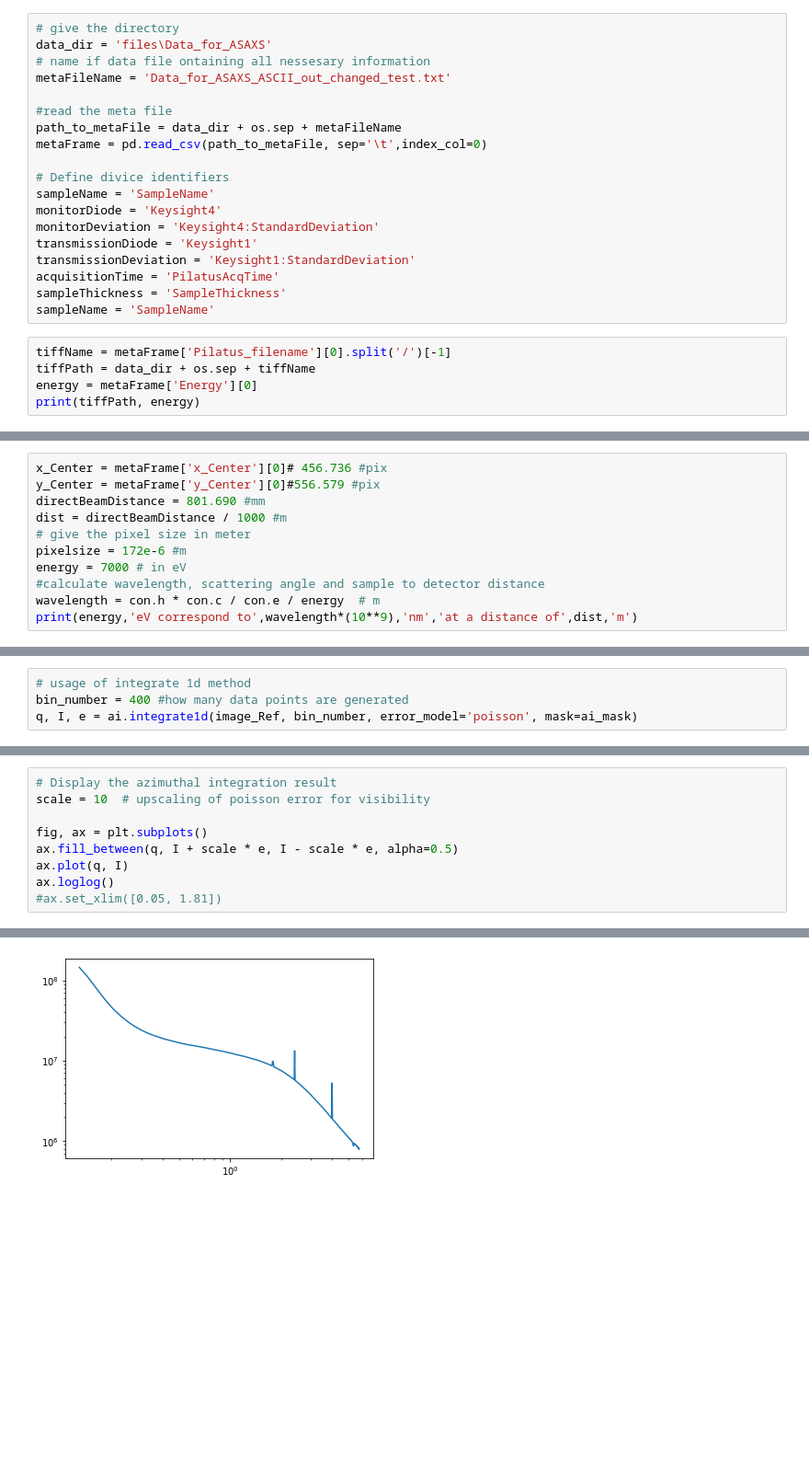
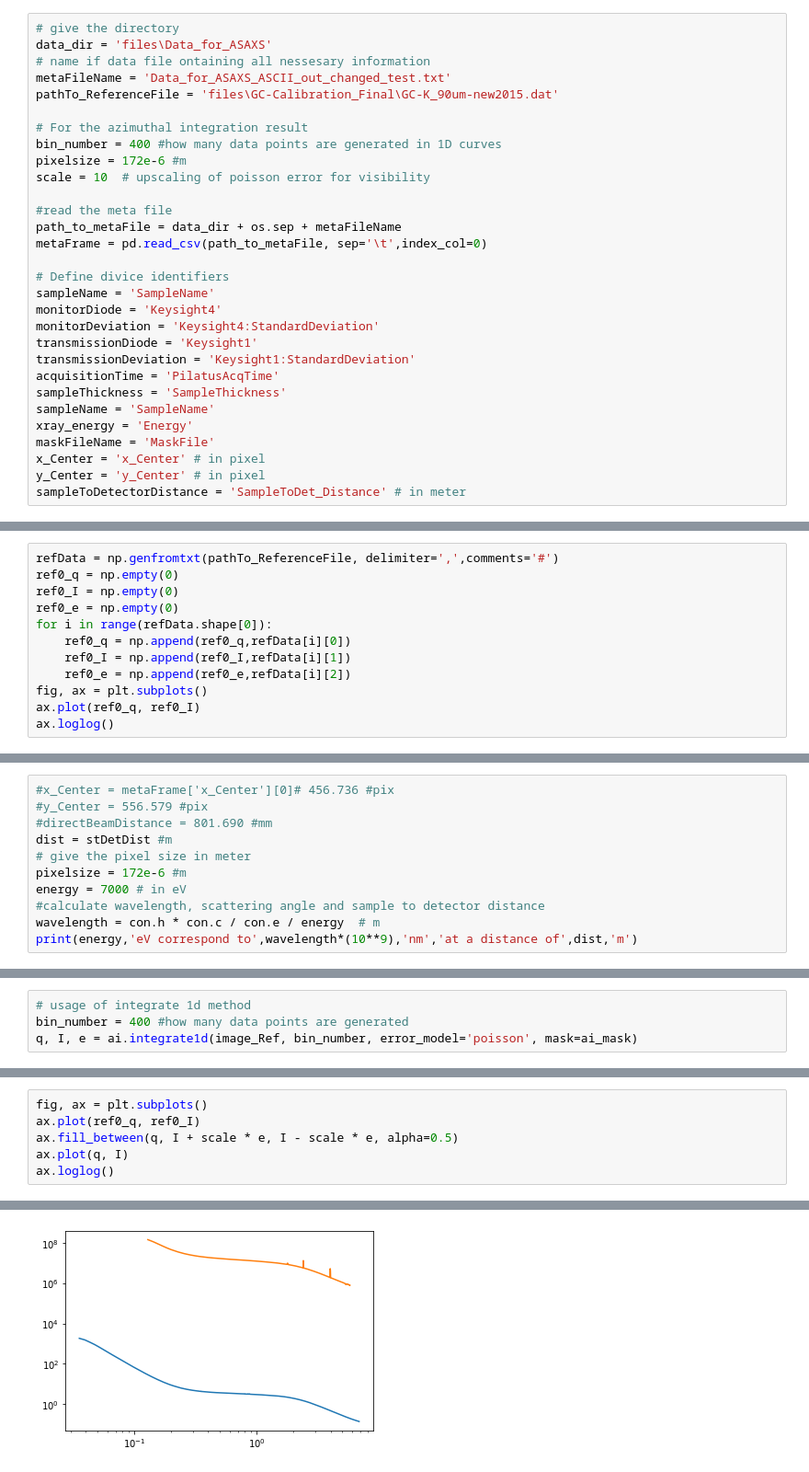
Before and after one commit to EikeGericke/pyASAXS, a Jupyter notebook: ASAXS_DataReduction.ipynb, the cells around one changed output, grey strips where cells are left out. Shown: that part at 92% size. Cells and saved outputs as stored; diff of their text form; blank space fills up the shorter version.

Commit message:
1D curve from Reference data
The column Names should not have an [...] within theire name string.

```diff
--- a/ASAXS_DataReduction.ipynb
+++ b/ASAXS_DataReduction.ipynb
@@ -43,6 +43,12 @@ plt.register_cmap(cmap=red_alpha)
 data_dir = 'files\Data_for_ASAXS'
 # name if data file ontaining all nessesary information
 metaFileName = 'Data_for_ASAXS_ASCII_out_changed_test.txt'
+pathTo_ReferenceFile = 'files\GC-Calibration_Final\GC-K_90um-new2015.dat'
+
+# For the azimuthal integration result
+bin_number = 400 #how many data points are generated in 1D curves
+pixelsize = 172e-6 #m
+scale = 10  # upscaling of poisson error for visibility
 
 #read the meta file
 path_to_metaFile = data_dir + os.sep + metaFileName
@@ -57,8 +63,8 @@ transmissionDeviation = 'Keysight1:StandardDeviation'
 acquisitionTime = 'PilatusAcqTime'
 sampleThickness = 'SampleThickness'
 sampleName = 'SampleName'
+xray_energy = 'Energy'
+maskFileName = 'MaskFile'
+x_Center = 'x_Center' # in pixel
+y_Center = 'y_Center' # in pixel
+sampleToDetectorDistance = 'SampleToDet_Distance' # in meter
-# %%
-tiffName = metaFrame['Pilatus_filename'][0].split('/')[-1]
-tiffPath = data_dir + os.sep + tiffName
-energy = metaFrame['Energy'][0]
-print(tiffPath, energy)
@@ -66,0 +71,12 @@ files\Data_for_ASAXS\pilatus_2020kw29tg14_00378.tif 7000.002692
+# %%
+refData = np.genfromtxt(pathTo_ReferenceFile, delimiter=',',comments='#')
+ref0_q = np.empty(0)
+ref0_I = np.empty(0)
+ref0_e = np.empty(0)
+for i in range(refData.shape[0]):
+    ref0_q = np.append(ref0_q,refData[i][0])
+    ref0_I = np.append(ref0_I,refData[i][1])
+    ref0_e = np.append(ref0_e,refData[i][2])
+fig, ax = plt.subplots()
+ax.plot(ref0_q, ref0_I)
+ax.loglog()
@@ -206,10 +260,10 @@ ax.imshow(image_Ref, norm=LogNorm())
 <matplotlib.image.AxesImage at 0x...>
 [figure]
 # %%
-x_Center = metaFrame['x_Center'][0]# 456.736 #pix
-y_Center = metaFrame['y_Center'][0]#556.579 #pix
-directBeamDistance = 801.690 #mm
-dist = directBeamDistance / 1000 #m
+#x_Center = metaFrame['x_Center'][0]# 456.736 #pix
+#y_Center = 556.579 #pix
+#directBeamDistance = 801.690 #mm
+dist = stDetDist #m
 # give the pixel size in meter
 pixelsize = 172e-6 #m
 energy = 7000 # in eV
@@ -237,12 +304,9 @@ q, I, e = ai.integrate1d(image_Ref, bin_number, error_model='poisson', mask=ai_m
 # %%
-# Display the azimuthal integration result
-scale = 10  # upscaling of poisson error for visibility
-
 fig, ax = plt.subplots()
+ax.plot(ref0_q, ref0_I)
 ax.fill_between(q, I + scale * e, I - scale * e, alpha=0.5)
 ax.plot(q, I)
 ax.loglog()
-#ax.set_xlim([0.05, 1.81])
 # %% [output]
 []
-[figure, old version]
+[figure, new version]
```
Also changed, not shown: parts of 8 cells of this notebook, 4 other files.
